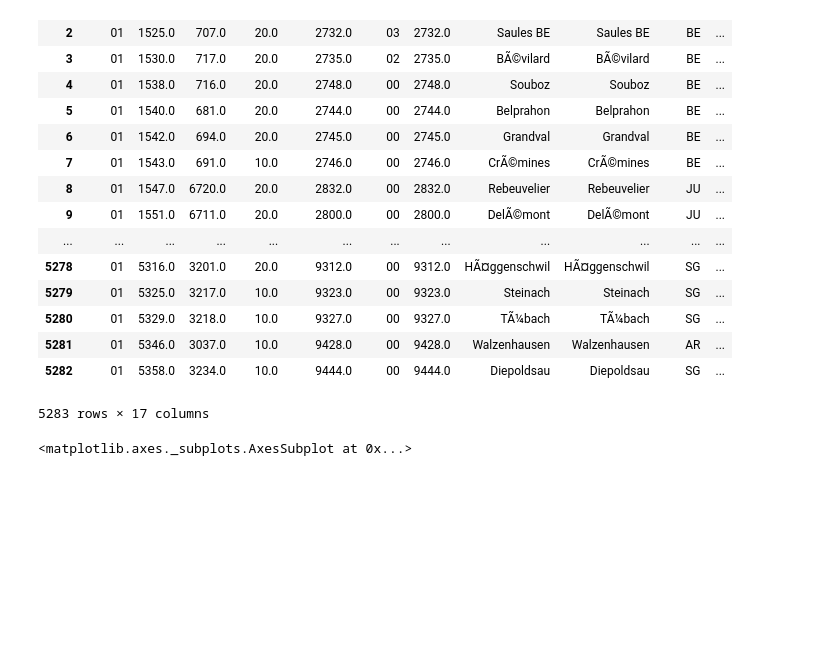
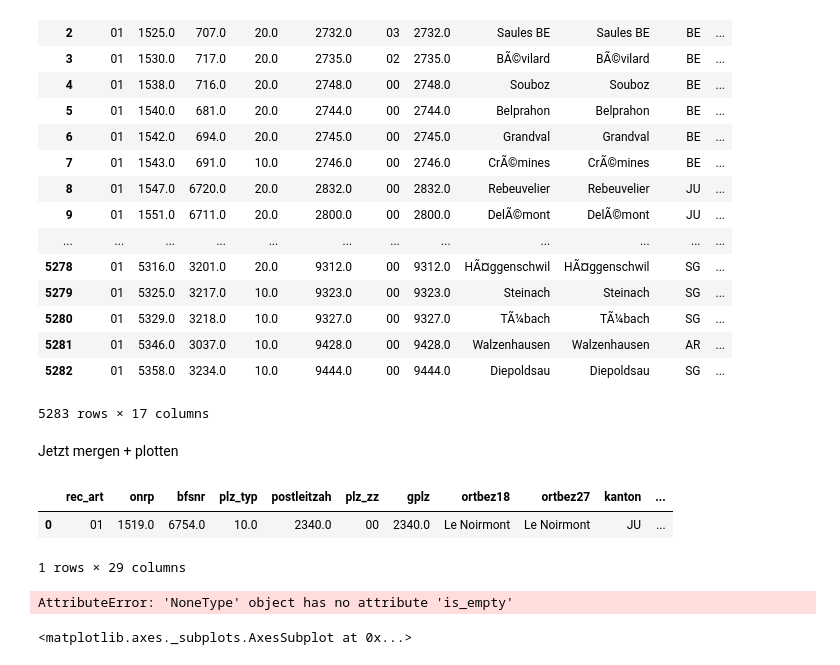
Before and after one commit to leasennch/watson, a Jupyter notebook: strassennamen/Strassennamen.ipynb, the cells around one changed output. Saved outputs shown, nothing was run; the diff lists cells and outputs as text; code cells hidden in the pictures; blank space fills up the shorter version.

```diff
--- a/strassennamen/Strassennamen.ipynb
+++ b/strassennamen/Strassennamen.ipynb
@@ -85,6 +85,24 @@ gdf_ch
 | 5281 | 01 | 5346.0 | 3037.0 | 10.0 | 9428.0 | 00 | 9428.0 | Walzenhausen | Walzenhausen | AR | ... |
 | 5282 | 01 | 5358.0 | 3234.0 | 10.0 | 9444.0 | 00 | 9444.0 | Diepoldsau | Diepoldsau | SG | ... |
 5283 rows × 17 columns
+# %% [markdown]
+Jetzt mergen + plotten
+# %%
+df_final = pd.merge(gdf_ch, df, left_on="onrp", right_on="ONRP", how="inner")
+# %%
+df_final.head(1)
+# %% [output]
+|  | rec_art | onrp | bfsnr | plz_typ | postleitzah | plz_zz | gplz | ortbez18 | ortbez27 | kanton | ... |
+| 0 | 01 | 1519.0 | 6754.0 | 10.0 | 2340.0 | 00 | 2340.0 | Le Noirmont | Le Noirmont | JU | ... |
+1 rows × 29 columns
+# %%
+#gdf_ch.crs
+gdf_ch.crs = {'init': 'epsg:4326'}
+gdf_ch.to_crs(epsg=21781)
+#4326 ist die nr. des geo-koordinatensystems und 21781 die des schweizer
+#man muss das gdf zuerst initialisieren und dann umrechnen
+# %% [output]
+AttributeError: 'NoneType' object has no attribute 'is_empty'
 # %%
 gdf_ch.plot(edgecolor='grey', column='gplz', cmap='pink', scheme='quantiles', alpha=0.8, linewidth=0.5, legend=True)
 # %% [output]
```
Also changed, not shown: parts of 3 cells of this notebook.
